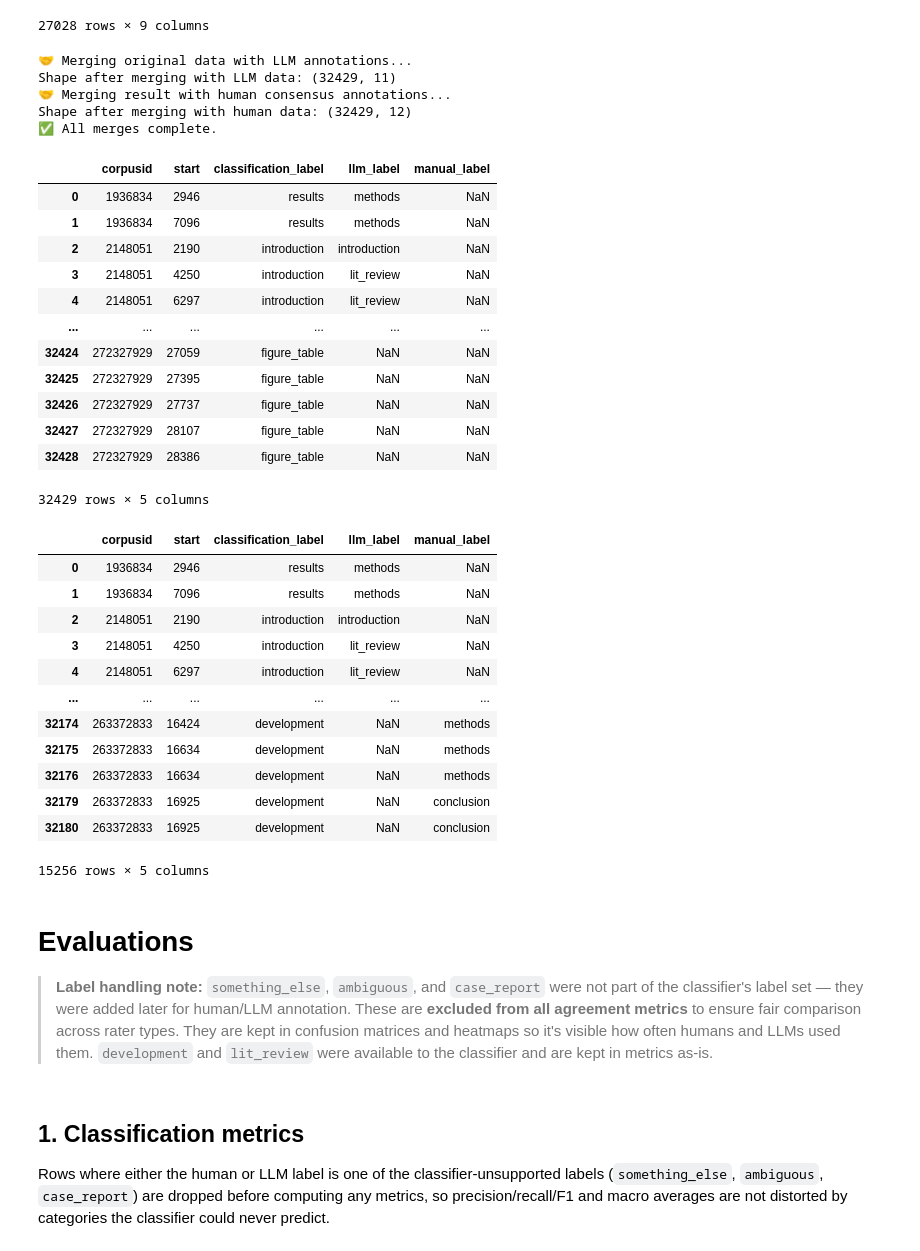
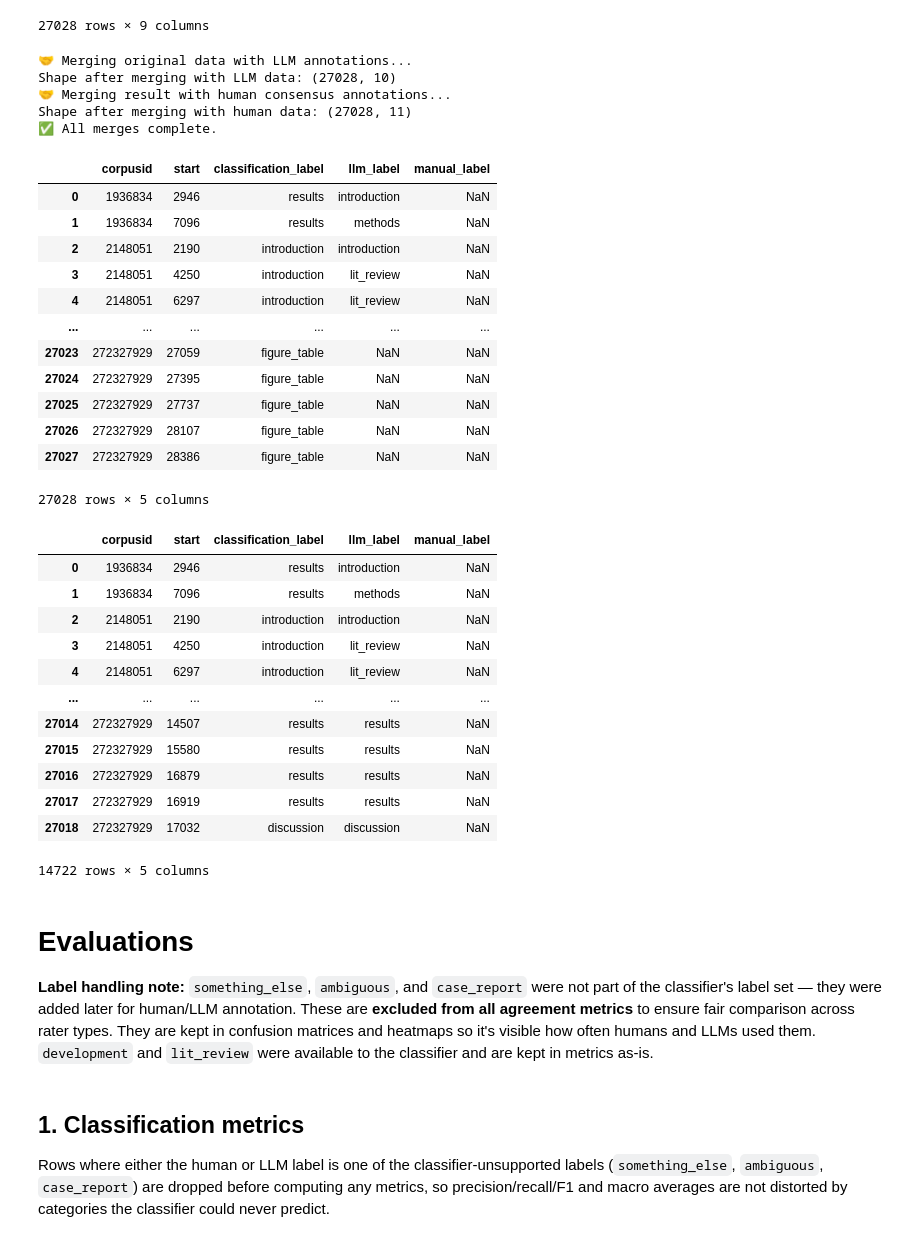
Before and after one commit to daniel-verdi/section-splitter, a Jupyter notebook: evaluations/run_evaluations.ipynb, the cells around one changed output. Cells and saved outputs as stored; diff of their text form; code cells hidden in the pictures.

```diff
--- a/evaluations/run_evaluations.ipynb
+++ b/evaluations/run_evaluations.ipynb
@@ -185,13 +185,15 @@ Items with majority agreement (ground truth): 1074
 print("🔍 Parsing LLM batch output files...")
 
 # Find all text files in the output folder
-llm_files = glob.glob(os.path.join(LLM_OUTPUT_FOLDER, "*.txt"))
+llm_files = glob.glob(os.path.join(LLM_OUTPUT_FOLDER, "**", "*.jsonl"), recursive=True)
 
 if not llm_files:
     raise FileNotFoundError(f"No .txt files found in '{LLM_OUTPUT_FOLDER}'. Please check the path.")
 
 llm_results = []
 for file_path in llm_files:
+    run_id = os.path.basename(os.path.dirname(file_path))  # Extracting the run ID from the folder name (simply the timestamp)
+
     with open(file_path, 'r') as f:
         for line in f:
             try:
@@ -214,7 +216,8 @@ for file_path in llm_files:
                 llm_results.append({
                     'custom_id': custom_id,
                     'llm_label': output_data['label'],
-                    'llm_confidence': output_data['confidence']
+                    'llm_confidence': output_data['confidence'],
+                    'run_id': run_id
                 })
 
             except (json.JSONDecodeError, KeyError, IndexError) as e:
@@ -244,0 +263,4 @@ llm_df
+# %%
+# Create LLM consensus via majority vote
+llm_consensus_df = llm_df.groupby('custom_id')['llm_label'].agg(lambda x: x.value_counts().index[0]).reset_index()
+llm_consensus_df
@@ -280,53 +316,52 @@ original_df
 print("🤝 Merging original data with LLM annotations...")
 combined_df = pd.merge(
     original_df,
-    llm_df,
+    llm_consensus_df,
     on='custom_id',
     how='left'
 )
 print(f"Shape after merging with LLM data: {combined_df.shape}")
-
 
 # --- Merge 2: Join with Human Consensus Annotations ---
 # We use 'corpusid' and 'start' as the keys.
 print("🤝 Merging result with human consensus annotations...")
 final_df = pd.merge(
     combined_df,
     consensus_annotations,
     on=['corpusid', 'start'],
     how='left'
 )
 print(f"Shape after merging with human data: {final_df.shape}")
 print("✅ All merges complete.")
 
 final_df = final_df.rename(columns={'sec_label_extended': 'classification_label'})
 
 final_df[[
     'corpusid',
     'start',
     'classification_label', # Classifier prediction
     'llm_label',           # LLM's prediction
     'manual_label'         # Human consensus label
 ]]
 # %% [output]
 🤝 Merging original data with LLM annotations...
-Shape after merging with LLM data: (32429, 11)
+Shape after merging with LLM data: (27028, 10)
 🤝 Merging result with human consensus annotations...
-Shape after merging with human data: (32429, 12)
+Shape after merging with human data: (27028, 11)
 ✅ All merges complete.
 |  | corpusid | start | classification_label | llm_label | manual_label |
-| 0 | 1936834 | 2946 | results | methods | NaN |
+| 0 | 1936834 | 2946 | results | introduction | NaN |
 | 1 | 1936834 | 7096 | results | methods | NaN |
 | 2 | 2148051 | 2190 | introduction | introduction | NaN |
 | 3 | 2148051 | 4250 | introduction | lit_review | NaN |
 | 4 | 2148051 | 6297 | introduction | lit_review | NaN |
 | ... | ... | ... | ... | ... | ... |
-| 32424 | 272327929 | 27059 | figure_table | NaN | NaN |
-| 32425 | 272327929 | 27395 | figure_table | NaN | NaN |
-| 32426 | 272327929 | 27737 | figure_table | NaN | NaN |
-| 32427 | 272327929 | 28107 | figure_table | NaN | NaN |
-| 32428 | 272327929 | 28386 | figure_table | NaN | NaN |
+| 27023 | 272327929 | 27059 | figure_table | NaN | NaN |
+| 27024 | 272327929 | 27395 | figure_table | NaN | NaN |
+| 27025 | 272327929 | 27737 | figure_table | NaN | NaN |
+| 27026 | 272327929 | 28107 | figure_table | NaN | NaN |
+| 27027 | 272327929 | 28386 | figure_table | NaN | NaN |
-32429 rows × 5 columns
+27028 rows × 5 columns
 # %%
 # Filtering out irrelevant sections (not annotated)
 final_df = final_df[~final_df['classification_label'].isin(['figure_table', 'ending', 'other'])]
@@ -339,28 +374,28 @@ eval_df = final_df[[
     'corpusid',
     'start',
     'classification_label', # Classifier prediction
-    'llm_label',           # LLM's prediction
+    'llm_label',  # LLM's prediction
     'manual_label'         # Human consensus label
 ]]
 eval_df
 # %% [output]
 |  | corpusid | start | classification_label | llm_label | manual_label |
-| 0 | 1936834 | 2946 | results | methods | NaN |
+| 0 | 1936834 | 2946 | results | introduction | NaN |
 | 1 | 1936834 | 7096 | results | methods | NaN |
 | 2 | 2148051 | 2190 | introduction | introduction | NaN |
 | 3 | 2148051 | 4250 | introduction | lit_review | NaN |
 | 4 | 2148051 | 6297 | introduction | lit_review | NaN |
 | ... | ... | ... | ... | ... | ... |
-| 32174 | 263372833 | 16424 | development | NaN | methods |
-| 32175 | 263372833 | 16634 | development | NaN | methods |
-| 32176 | 263372833 | 16634 | development | NaN | methods |
-| 32179 | 263372833 | 16925 | development | NaN | conclusion |
-| 32180 | 263372833 | 16925 | development | NaN | conclusion |
+| 27014 | 272327929 | 14507 | results | results | NaN |
+| 27015 | 272327929 | 15580 | results | results | NaN |
+| 27016 | 272327929 | 16879 | results | results | NaN |
+| 27017 | 272327929 | 16919 | results | results | NaN |
+| 27018 | 272327929 | 17032 | discussion | discussion | NaN |
-15256 rows × 5 columns
+14722 rows × 5 columns
 # %% [markdown]
 # Evaluations
 
-> **Label handling note:** `something_else`, `ambiguous`, and `case_report` were not part of the classifier's label set — they were added later for human/LLM annotation. These are **excluded from all agreement metrics** to ensure fair comparison across rater types. They are kept in confusion matrices and heatmaps so it's visible how often humans and LLMs used them. `development` and `lit_review` were available to the classifier and are kept in metrics as-is.
+**Label handling note:** `something_else`, `ambiguous`, and `case_report` were not part of the classifier's label set — they were added later for human/LLM annotation. These are **excluded from all agreement metrics** to ensure fair comparison across rater types. They are kept in confusion matrices and heatmaps so it's visible how often humans and LLMs used them. `development` and `lit_review` were available to the classifier and are kept in metrics as-is.
 # %%
 ALGORITHM_LABEL_COL = 'classification_label'
 
```
Also changed, not shown: parts of 10 cells of this notebook.
